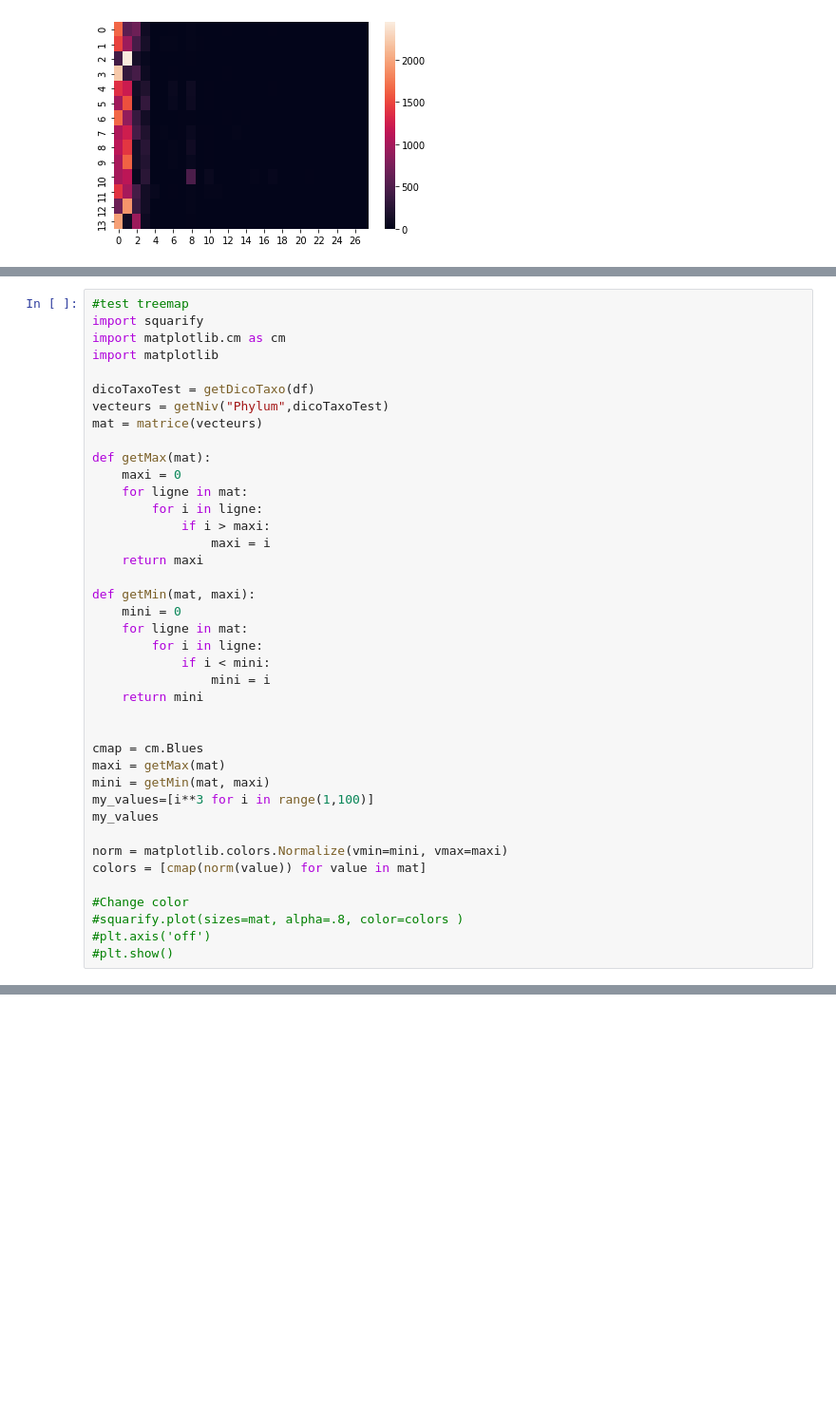
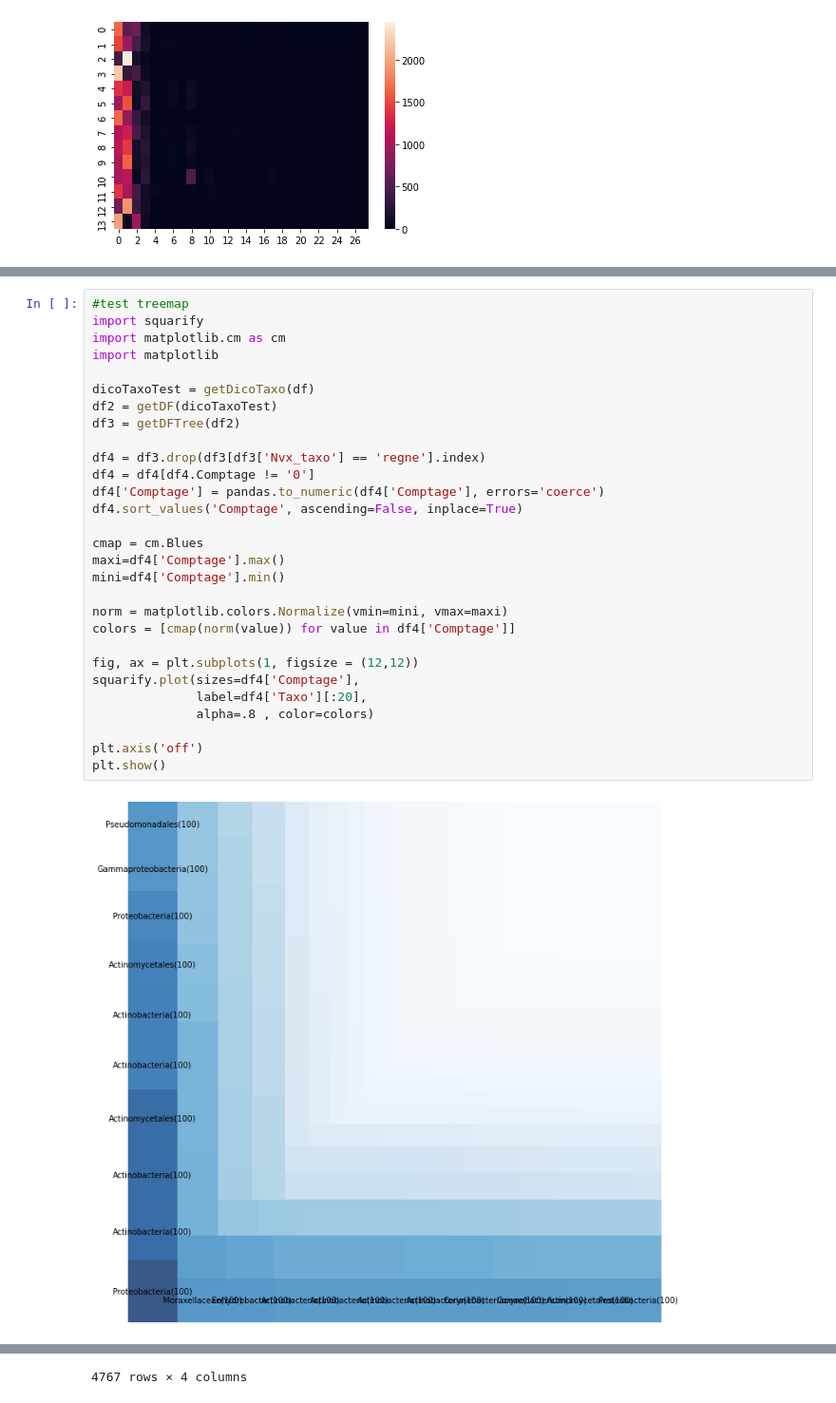
Before and after one commit to mmartelat/vdb_joha_marie, a Jupyter notebook: projetVdb.ipynb, the cells around one changed output, grey strips where cells are left out. Shown at 95% size. Saved outputs shown, nothing was run; the diff lists cells and outputs as text; blank space fills up the shorter version.

```diff
--- a/projetVdb.ipynb
+++ b/projetVdb.ipynb
@@ -562,40 +624,31 @@ for i in range(0,taille-1):
 # %%
 #test treemap
 import squarify
 import matplotlib.cm as cm
 import matplotlib
 
 dicoTaxoTest = getDicoTaxo(df)
-vecteurs = getNiv("Phylum",dicoTaxoTest)
-mat = matrice(vecteurs)
+df2 = getDF(dicoTaxoTest)
+df3 = getDFTree(df2)
 
-def getMax(mat):
-    maxi = 0
-    for ligne in mat:
-        for i in ligne:
-            if i > maxi:
-                maxi = i
-    return maxi
-
-def getMin(mat, maxi):
-    mini = 0
-    for ligne in mat:
-        for i in ligne:
-            if i < mini:
-                mini = i
-    return mini
-
+df4 = df3.drop(df3[df3['Nvx_taxo'] == 'regne'].index)
+df4 = df4[df4.Comptage != '0']
+df4['Comptage'] = pandas.to_numeric(df4['Comptage'], errors='coerce')
+df4.sort_values('Comptage', ascending=False, inplace=True)
 
 cmap = cm.Blues
-maxi = getMax(mat)
-mini = getMin(mat, maxi)
-my_values=[i**3 for i in range(1,100)]
-my_values
+maxi=df4['Comptage'].max()
+mini=df4['Comptage'].min()
 
 norm = matplotlib.colors.Normalize(vmin=mini, vmax=maxi)
-colors = [cmap(norm(value)) for value in mat]
+colors = [cmap(norm(value)) for value in df4['Comptage']]
 
-#Change color
-#squarify.plot(sizes=mat, alpha=.8, color=colors )
-#plt.axis('off')
-#plt.show()
+fig, ax = plt.subplots(1, figsize = (12,12))
+squarify.plot(sizes=df4['Comptage'],
+              label=df4['Taxo'][:20],
+              alpha=.8 , color=colors)
+
+plt.axis('off')
+plt.show()
+# %% [output]
+[figure, added]
@@ -601,0 +667 @@ colors = [cmap(norm(value)) for value in mat]
+4767 rows × 4 columns
```
Also changed, not shown: parts of 16 cells of this notebook.
